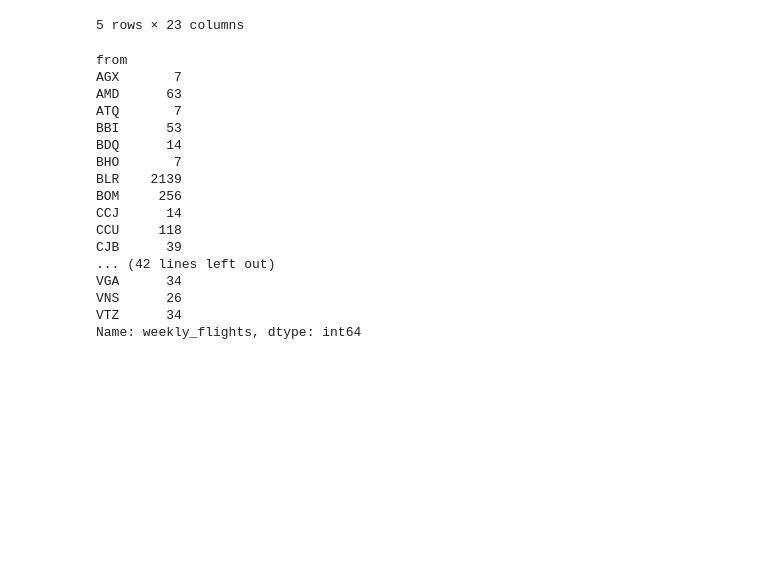
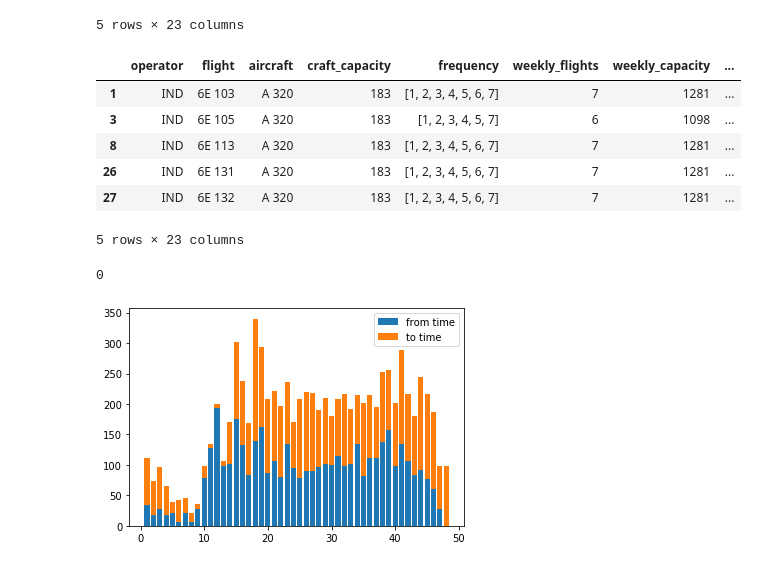
Before and after one commit to sanjeevgadre/Portfolio-Airport-Traffic, a Jupyter notebook: city-analysis.ipynb, the cells around one changed output. Drawn from its saved outputs; the diff is of its cells as text; code cells hidden in the pictures; blank space fills up the shorter version.

```diff
--- a/city-analysis.ipynb
+++ b/city-analysis.ipynb
@@ -175,25 +226,37 @@ dat.head()
 | 4 | IND | 6E 105 | A 320 | 183 | [1, 2, 3, 4, 5, 7] | 6 | 1098 | ... |
 5 rows × 23 columns
 # %%
-city_codes = ['BLR']
-idx = [i for i in range(dat.shape[0]) if dat['from'][i] in city_codes or dat['to'][i] in city_codes]
+idx = [i for i in range(dat.shape[0]) if dat['from'][i] == 'BLR' or dat['to'][i] == 'BLR']
 sdat = dat.iloc[idx, :]
-sdat.groupby(['from'])['weekly_flights'].sum()
+display(sdat.head())
 # %% [output]
+|  | operator | flight | aircraft | craft_capacity | frequency | weekly_flights | weekly_capacity | ... |
+| 1 | IND | 6E 103 | A 320 | 183 | [1, 2, 3, 4, 5, 6, 7] | 7 | 1281 | ... |
+| 3 | IND | 6E 105 | A 320 | 183 | [1, 2, 3, 4, 5, 7] | 6 | 1098 | ... |
+| 8 | IND | 6E 113 | A 320 | 183 | [1, 2, 3, 4, 5, 6, 7] | 7 | 1281 | ... |
+| 26 | IND | 6E 131 | A 320 | 183 | [1, 2, 3, 4, 5, 6, 7] | 7 | 1281 | ... |
+| 27 | IND | 6E 132 | A 320 | 183 | [1, 2, 3, 4, 5, 6, 7] | 7 | 1281 | ... |
-from
-AGX       7
-AMD      63
-ATQ       7
-BBI      53
-BDQ      14
-BHO       7
-BLR    2139
-BOM     256
-CCJ      14
-CCU     118
-CJB      39
-... (42 lines left out)
-VGA      34
-VNS      26
-VTZ      34
-Name: weekly_flights, dtype: int64
+5 rows × 23 columns
+# %%
+from_ = sdat.groupby(['from_time_slot'])['weekly_flights'].sum()
+to_ = sdat.groupby(['to_time_slot'])['weekly_flights'].sum()
+
+if from_.shape[0] != 48:
+    for i in range(1, 48, 1):
+        try:
+            from_[i]
+        except KeyError:
+            from_[float(i)] = 0
+            print(from_[i])
+
+from_.reindex(index = np.arange(1, 49, 1), fill_value = 0)
+
+total_ = from_ + to_
+plt.figure()
+plt.bar(np.arange(1, 49, 1), from_, label = 'from time')
+plt.bar(np.arange(1, 49, 1), to_, bottom = from_, label = 'to time')
+plt.legend()
+plt.show()
+# %% [output]
+0
+[figure, added]
```
Also changed, not shown: parts of 4 cells of this notebook, 1 other file.
